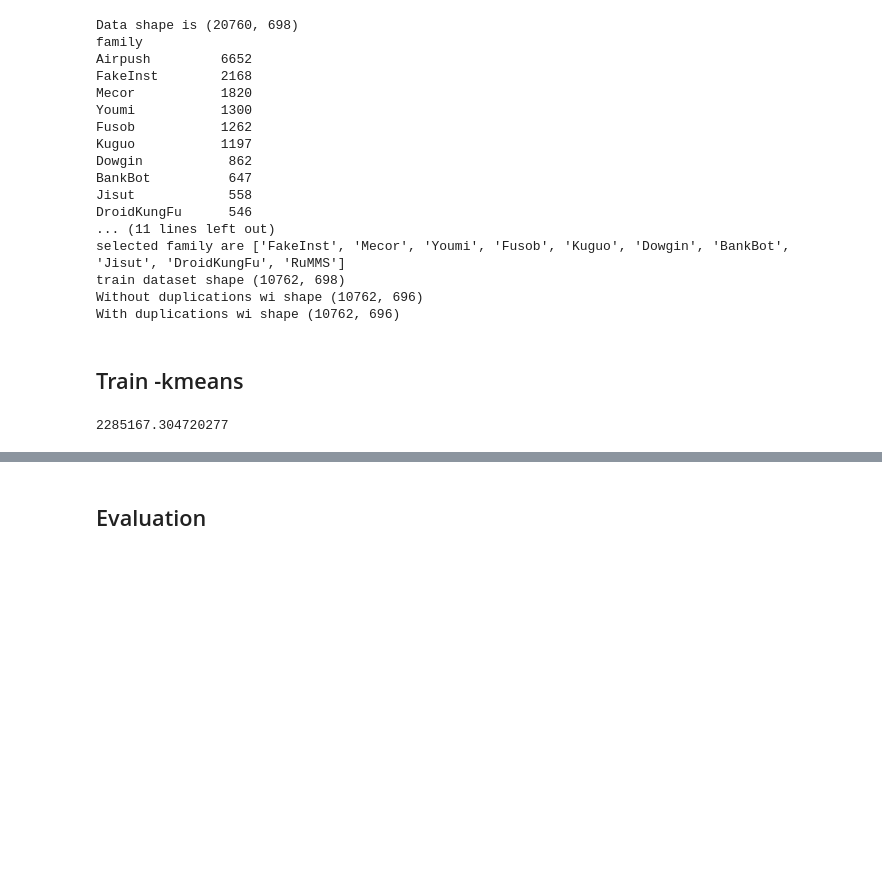
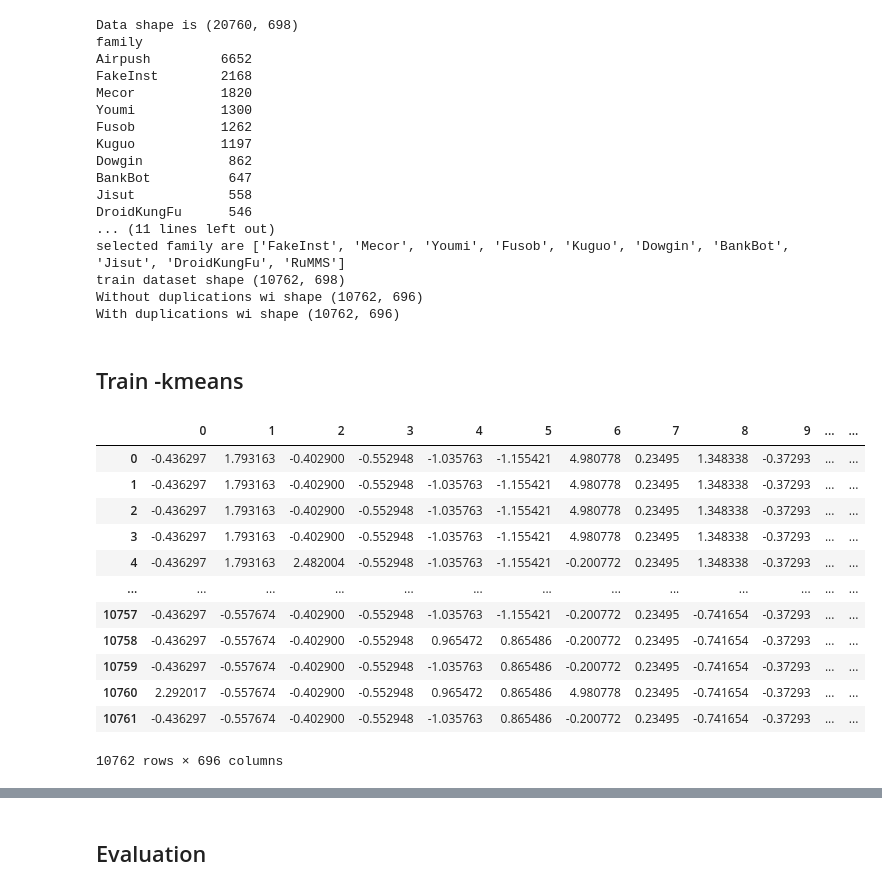
Before and after one commit to hhant-max/Thesis, a Jupyter notebook: algorithms/KmeansTopTen.ipynb, the cells around one changed output, grey strips where cells are left out. Cells and saved outputs as stored; diff of their text form; code cells hidden in the pictures; blank space fills up the shorter version.

```diff
--- a/algorithms/KmeansTopTen.ipynb
+++ b/algorithms/KmeansTopTen.ipynb
@@ -101,13 +101,3 @@ scaled_df = scaler.fit_transform(X_train)
 
 # Converting the numpy array into a pandas DataFrame
 X_train_ = pd.DataFrame(scaled_df)
-
-#models
-kmeans = KMeans(K,random_state=0)
-kmeans.fit(X_train_)
-
-
-# f_a_score(Y, kmeans_labels, tree_labels=tree_labels)
-kmeans.inertia_
-# %% [output]
-2285167.304720277
@@ -115,0 +104,16 @@ tree
+# %%
+X_train_
+# %% [output]
+|  | 0 | 1 | 2 | 3 | 4 | 5 | 6 | 7 | 8 | 9 | ... | ... |
+| 0 | -0.436297 | 1.793163 | -0.402900 | -0.552948 | -1.035763 | -1.155421 | 4.980778 | 0.23495 | 1.348338 | -0.37293 | ... | ... |
+| 1 | -0.436297 | 1.793163 | -0.402900 | -0.552948 | -1.035763 | -1.155421 | 4.980778 | 0.23495 | 1.348338 | -0.37293 | ... | ... |
+| 2 | -0.436297 | 1.793163 | -0.402900 | -0.552948 | -1.035763 | -1.155421 | 4.980778 | 0.23495 | 1.348338 | -0.37293 | ... | ... |
+| 3 | -0.436297 | 1.793163 | -0.402900 | -0.552948 | -1.035763 | -1.155421 | 4.980778 | 0.23495 | 1.348338 | -0.37293 | ... | ... |
+| 4 | -0.436297 | 1.793163 | 2.482004 | -0.552948 | -1.035763 | -1.155421 | -0.200772 | 0.23495 | 1.348338 | -0.37293 | ... | ... |
+| ... | ... | ... | ... | ... | ... | ... | ... | ... | ... | ... | ... | ... |
+| 10757 | -0.436297 | -0.557674 | -0.402900 | -0.552948 | -1.035763 | -1.155421 | -0.200772 | 0.23495 | -0.741654 | -0.37293 | ... | ... |
+| 10758 | -0.436297 | -0.557674 | -0.402900 | -0.552948 | 0.965472 | 0.865486 | -0.200772 | 0.23495 | -0.741654 | -0.37293 | ... | ... |
+| 10759 | -0.436297 | -0.557674 | -0.402900 | -0.552948 | -1.035763 | 0.865486 | -0.200772 | 0.23495 | -0.741654 | -0.37293 | ... | ... |
+| 10760 | 2.292017 | -0.557674 | -0.402900 | -0.552948 | 0.965472 | 0.865486 | 4.980778 | 0.23495 | -0.741654 | -0.37293 | ... | ... |
+| 10761 | -0.436297 | -0.557674 | -0.402900 | -0.552948 | -1.035763 | 0.865486 | -0.200772 | 0.23495 | -0.741654 | -0.37293 | ... | ... |
+10762 rows × 696 columns
```
Also changed, not shown: parts of 11 cells of this notebook, 34 other files.
